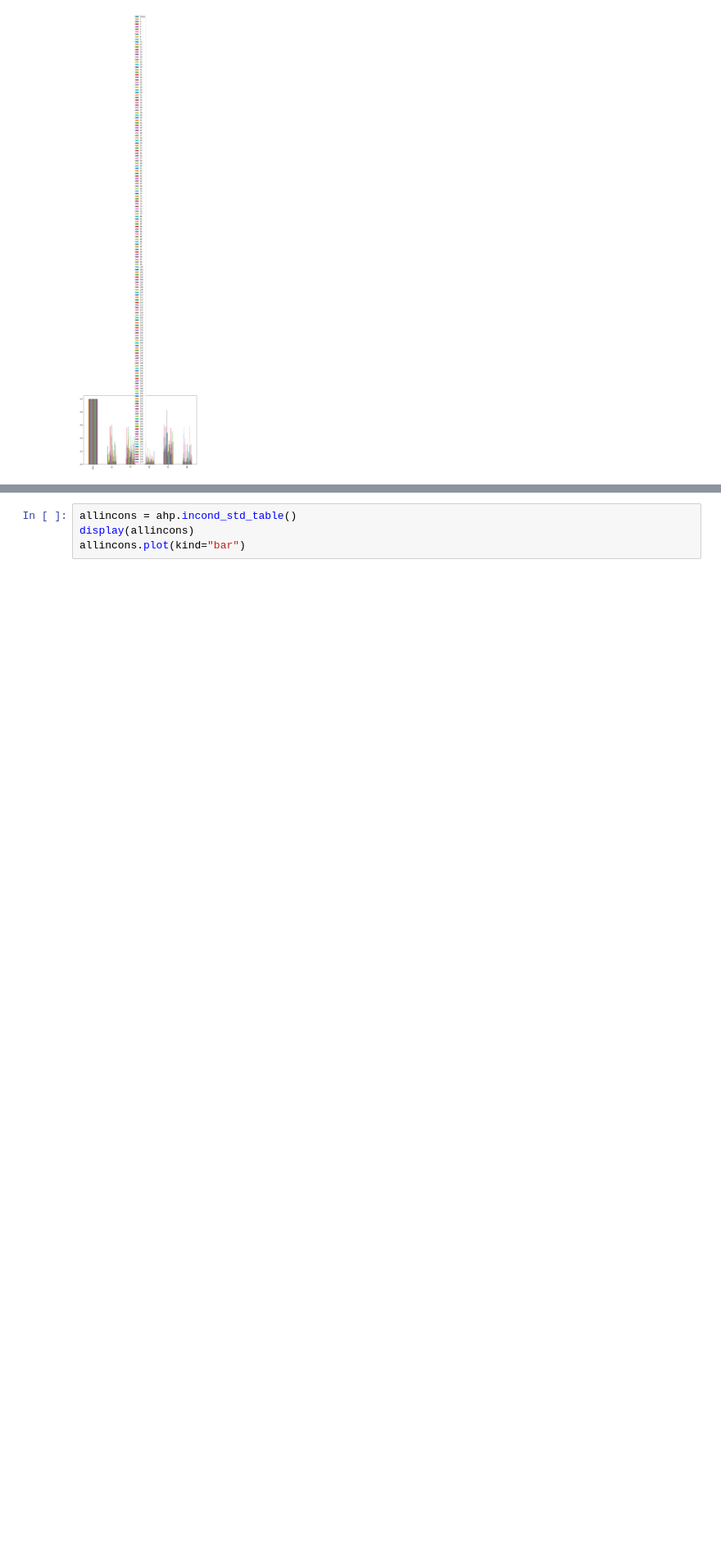
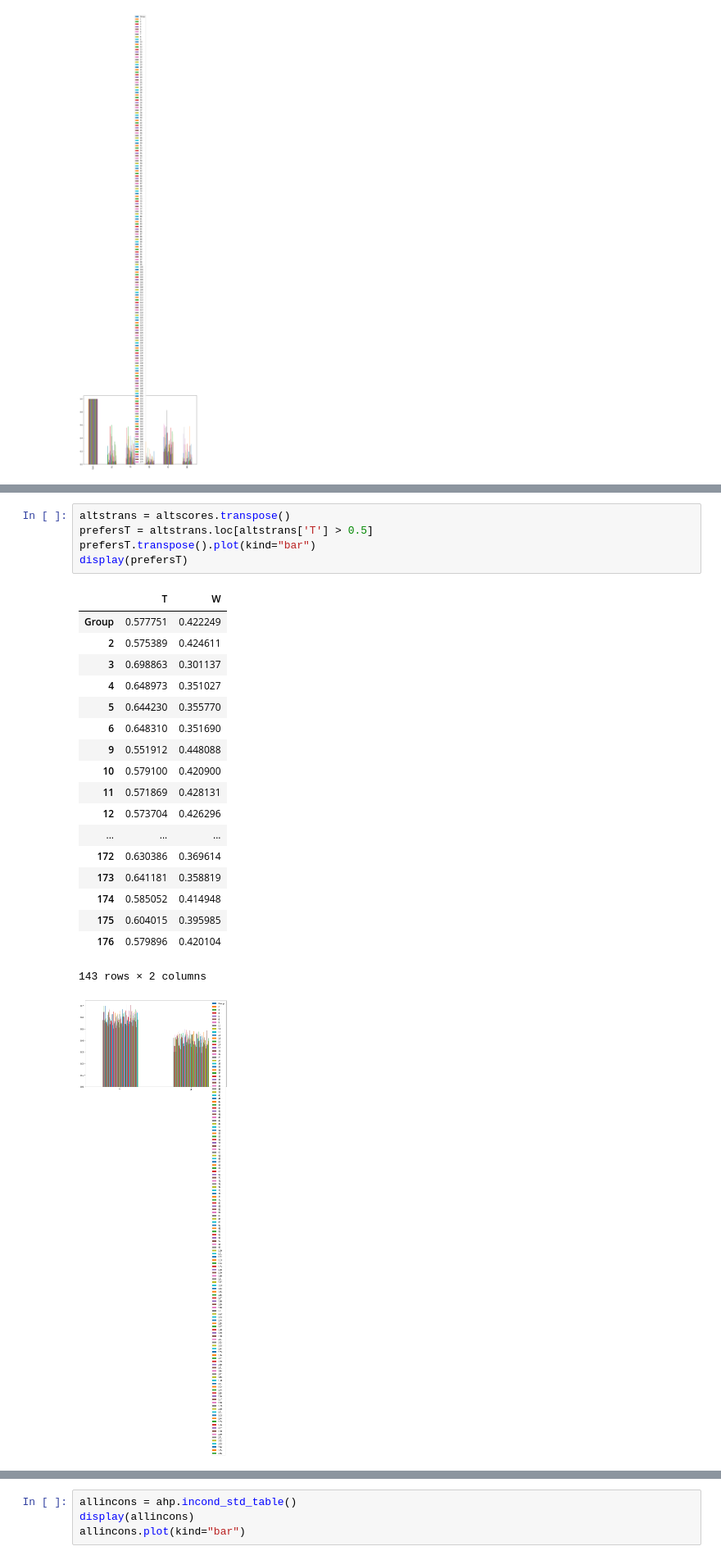
Before and after one commit to wjladams/pyanp, a Jupyter notebook: scrap/CleanedNishResults.ipynb, the cells around one changed output, grey strips where cells are left out. Shown at 82% size. Drawn from its saved outputs; the diff is of its cells as text; blank space fills up the shorter version.

```diff
--- a/scrap/CleanedNishResults.ipynb
+++ b/scrap/CleanedNishResults.ipynb
@@ -42 +89,26 @@ altscores.plot(kind="bar")
 [figure]
+# %%
+altstrans = altscores.transpose()
+prefersT = altstrans.loc[altstrans['T'] > 0.5]
+prefersT.transpose().plot(kind="bar")
+display(prefersT)
+# %% [output]
+|  | T | W |
+| Group | 0.577751 | 0.422249 |
+| 2 | 0.575389 | 0.424611 |
+| 3 | 0.698863 | 0.301137 |
+| 4 | 0.648973 | 0.351027 |
+| 5 | 0.644230 | 0.355770 |
+| 6 | 0.648310 | 0.351690 |
+| 9 | 0.551912 | 0.448088 |
+| 10 | 0.579100 | 0.420900 |
+| 11 | 0.571869 | 0.428131 |
+| 12 | 0.573704 | 0.426296 |
+| ... | ... | ... |
+| 172 | 0.630386 | 0.369614 |
+| 173 | 0.641181 | 0.358819 |
+| 174 | 0.585052 | 0.414948 |
+| 175 | 0.604015 | 0.395985 |
+| 176 | 0.579896 | 0.420104 |
+143 rows × 2 columns
+[figure, added]
```
Also changed, not shown: parts of 11 cells of this notebook.
